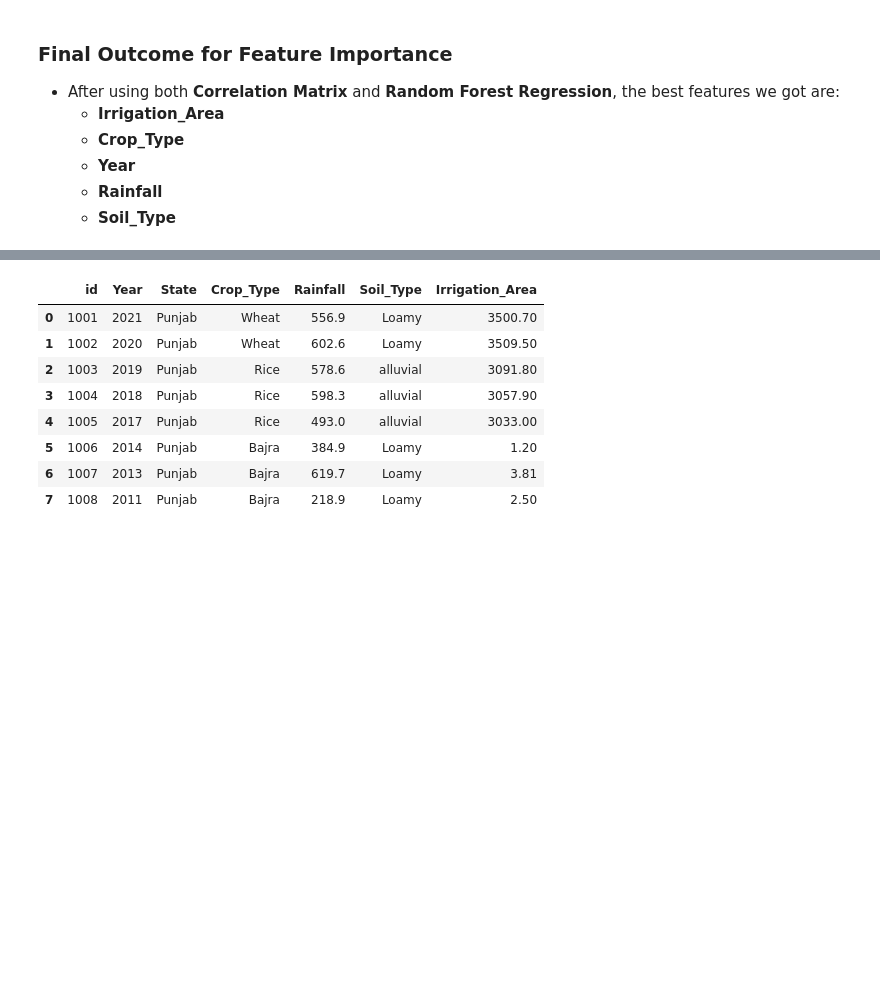
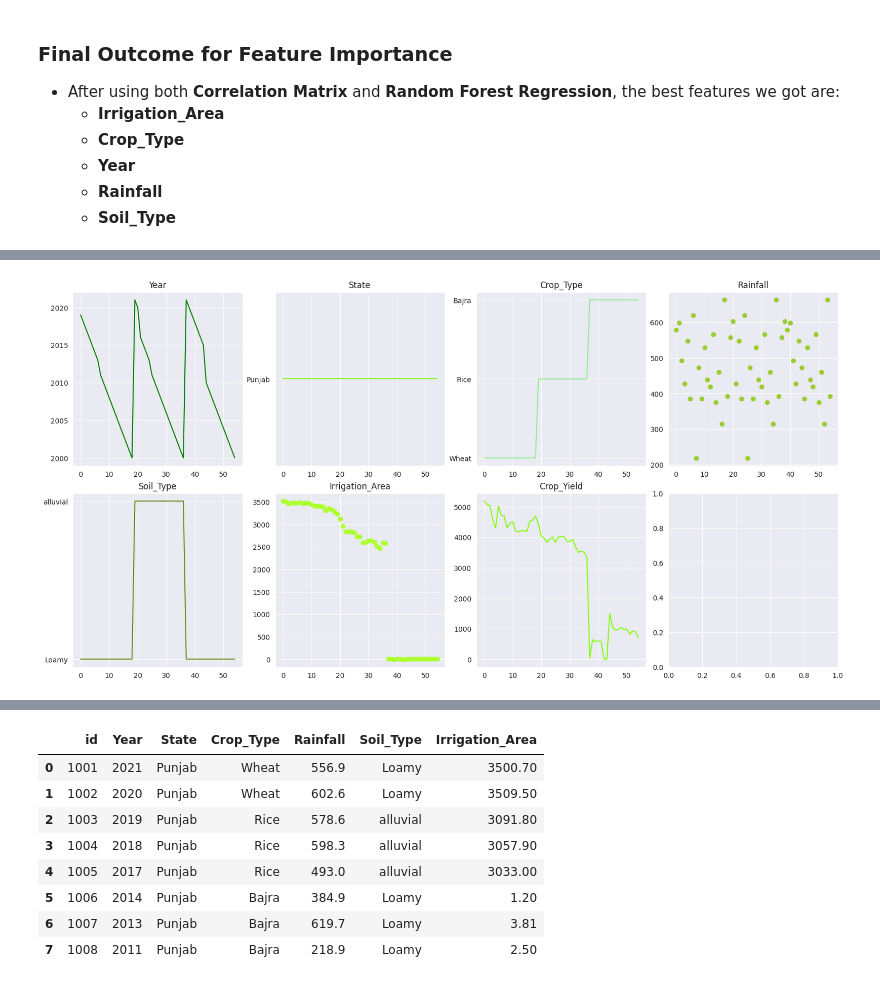
Before and after one commit to Sakib-Dalal/Innovative-AI-Challenge-2024, a Jupyter notebook: Notebook/main_notebook.ipynb, the cells around one changed output, grey strips where cells are left out. Cells and saved outputs as stored; diff of their text form; code cells hidden in the pictures; blank space fills up the shorter version.

```diff
--- a/Notebook/main_notebook.ipynb
+++ b/Notebook/main_notebook.ipynb
@@ -592,0 +642,35 @@ plt.show()
+# %%
+# before processing the training data
+fig, axs = plt.subplots(2, 4, layout="constrained", figsize=(16, 8))
+
+ax = axs[0][0]
+ax.plot(train_df.index, train_df["Year"], color="g")
+ax.set_title("Year")
+
+ax = axs[0, 1]
+ax.plot(train_df["State"], color="lawngreen")
+ax.set_title("State")
+
+ax = axs[0, 2]
+ax.plot(train_df["Crop_Type"], color="lightgreen")
+ax.set_title("Crop_Type")
+
+ax = axs[0, 3]
+ax.scatter(train_df.index, train_df["Rainfall"], color="yellowgreen")
+ax.set_title("Rainfall")
+
+ax = axs[1, 0]
+ax.plot(train_df["Soil_Type"], color="olivedrab")
+ax.set_title("Soil_Type")
+
+ax = axs[1, 1]
+ax.scatter(train_df.index, train_df["Irrigation_Area"], color="greenyellow")
+ax.set_title("Irrigation_Area")
+
+ax = axs[1, 2]
+ax.plot(train_df["Crop_Yield (kg/ha)"], color="chartreuse")
+ax.set_title("Crop_Yield")
+
+plt.show()
+# %% [output]
+[figure, added]
```
Also changed, not shown: parts of 31 cells of this notebook.
